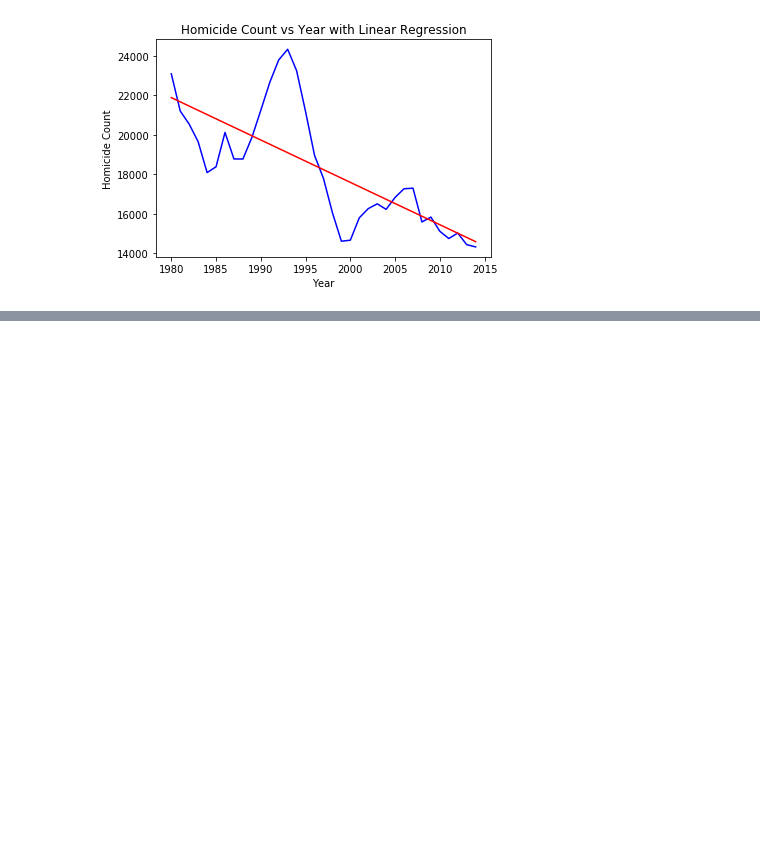
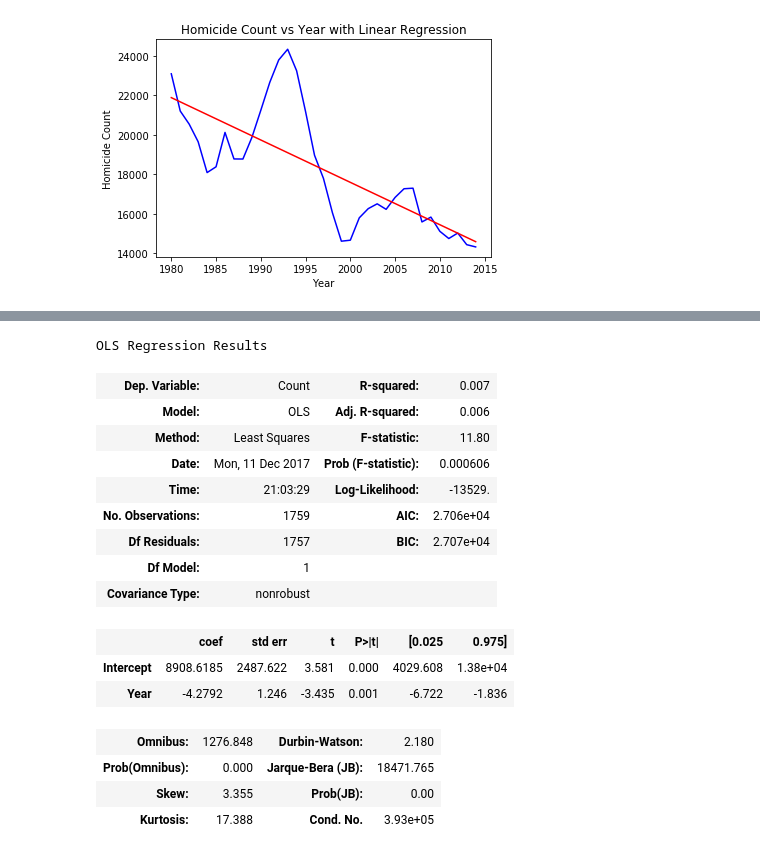
Before and after one commit to mhipona/cmsc320-mhipona, a Jupyter notebook: Final Tutorial/Final Tutorial.ipynb, the cells around one changed output, grey strips where cells are left out. Cells and saved outputs as stored; diff of their text form; code cells hidden in the pictures; blank space fills up the shorter version.

```diff
--- a/Final Tutorial/Final Tutorial.ipynb
+++ b/Final Tutorial/Final Tutorial.ipynb
@@ -308,0 +302,22 @@ plt.title("Homicide Count vs Year with Linear Regression")
+# %%
+#Fit the first regression
+regression = ols(formula='Count ~ Year', data=data_by_state_year).fit()
+regression.summary()
+# %% [output]
+OLS Regression Results
+| Dep. Variable: | Count | R-squared: | 0.007 |
+| Model: | OLS | Adj. R-squared: | 0.006 |
+| Method: | Least Squares | F-statistic: | 11.80 |
+| Date: | Mon, 11 Dec 2017 | Prob (F-statistic): | 0.000606 |
+| Time: | 21:03:29 | Log-Likelihood: | -13529. |
+| No. Observations: | 1759 | AIC: | 2.706e+04 |
+| Df Residuals: | 1757 | BIC: | 2.707e+04 |
+| Df Model: | 1 |  |  |
+| Covariance Type: | nonrobust |  |  |
+|  | coef | std err | t | P>|t| | [0.025 | 0.975] |
+| Intercept | 8908.6185 | 2487.622 | 3.581 | 0.000 | 4029.608 | 1.38e+04 |
+| Year | -4.2792 | 1.246 | -3.435 | 0.001 | -6.722 | -1.836 |
+| Omnibus: | 1276.848 | Durbin-Watson: | 2.180 |
+| Prob(Omnibus): | 0.000 | Jarque-Bera (JB): | 18471.765 |
+| Skew: | 3.355 | Prob(JB): | 0.00 |
+| Kurtosis: | 17.388 | Cond. No. | 3.93e+05 |
```
Also changed, not shown: parts of 21 cells of this notebook, 1 other file.
